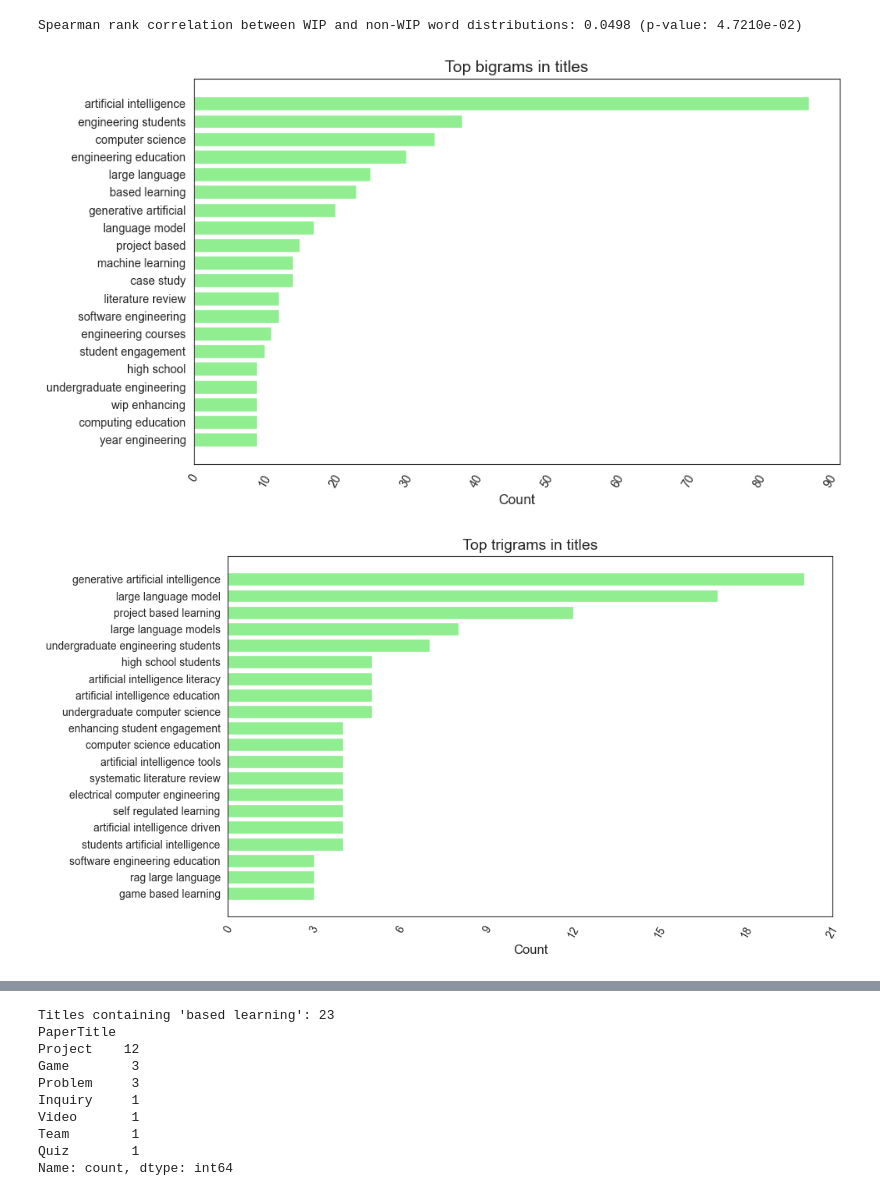
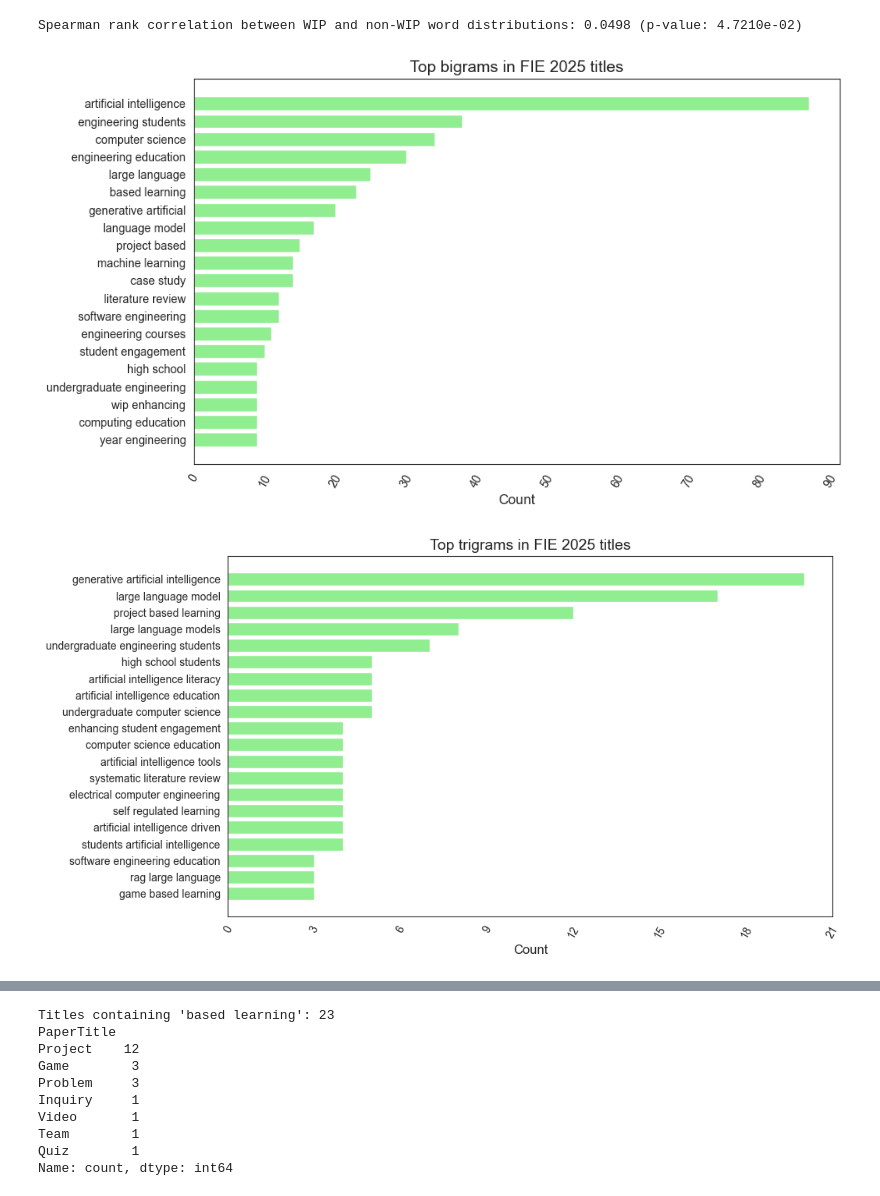
Before and after one commit to gsteinLTU/fie2025data, a Jupyter notebook: analysis.ipynb, the cells around one changed output, grey strips where cells are left out. Saved outputs shown, nothing was run; the diff lists cells and outputs as text; code cells hidden in the pictures.

Commit message:
Better titles on plots

```diff
--- a/analysis.ipynb
+++ b/analysis.ipynb
@@ -237,27 +237,27 @@ def plot_top_terms(term_count_df, title="Top Terms", rotation=0):
 # %%
 
 top_bi = top_terms_count(df_cleaned['PaperTitle'].to_list(), n=20, ngram=(2,2), min_df=2)
-plot_top_terms(top_bi, title="Top bigrams in titles", rotation=60)
+plot_top_terms(top_bi, title="Top bigrams in FIE 2025 titles", rotation=60)
 
 top_tri = top_terms_count(df_cleaned['PaperTitle'].to_list(), n=20, ngram=(3,3), min_df=2)
-plot_top_terms(top_tri, title="Top trigrams in titles", rotation=60)
+plot_top_terms(top_tri, title="Top trigrams in FIE 2025 titles", rotation=60)
 
 
 top_bi = top_terms_count(wip_papers['PaperTitle'].to_list(), n=20, ngram=(2,2), min_df=2)
 plot_top_terms(top_bi, title="Top bigrams in WIP titles", rotation=60)
 
 top_tri = top_terms_count(wip_papers['PaperTitle'].to_list(), n=20, ngram=(3,3), min_df=2)
 plot_top_terms(top_tri, title="Top trigrams in WIP titles", rotation=60)
 
 
 top_bi = top_terms_count(non_wip_papers['PaperTitle'].to_list(), n=20, ngram=(2,2), min_df=2)
 plot_top_terms(top_bi, title="Top bigrams in non-WIP titles", rotation=60)
 
 top_tri = top_terms_count(non_wip_papers['PaperTitle'].to_list(), n=20, ngram=(3,3), min_df=2)
 plot_top_terms(top_tri, title="Top trigrams in non-WIP titles", rotation=60)
 # %% [output]
-[figure, old version]
+[figure, new version]
-[figure, old version]
+[figure, new version]
 [figure]
 [figure]
 [figure]
```
Also changed, not shown: parts of 1 cell of this notebook, 2 other files.
